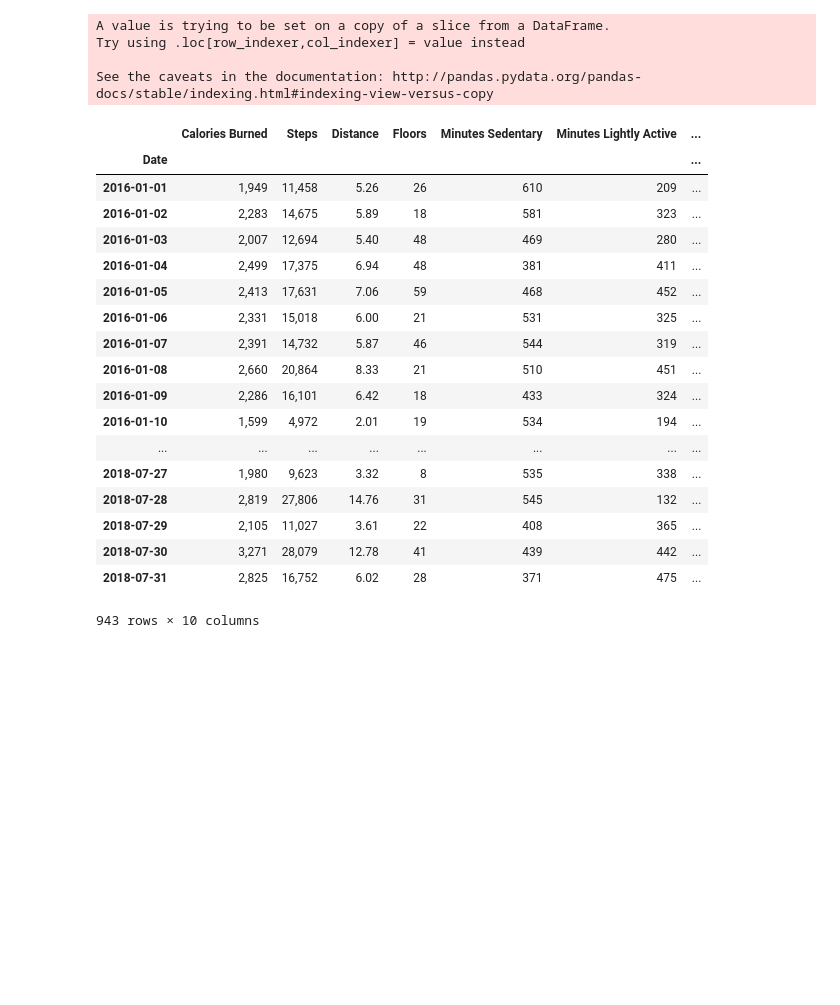
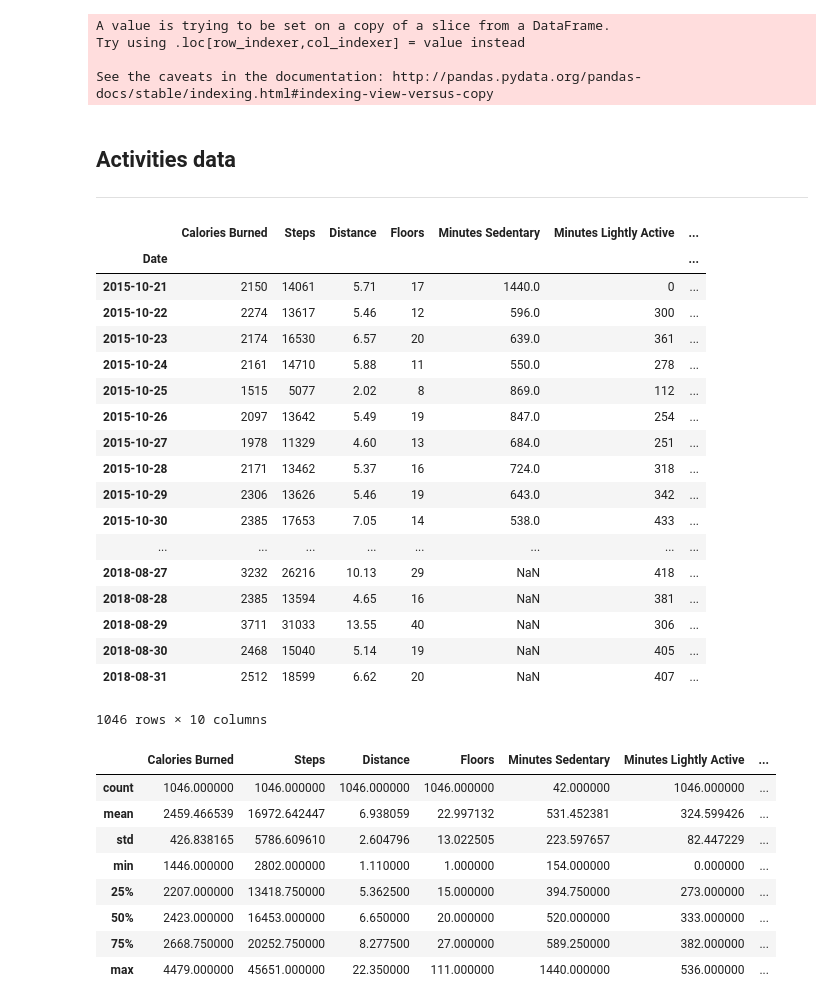
Before and after one commit to wu72/Springboard, a Jupyter notebook: CapstoneProject1/FitbitCapstone1.ipynb, the cells around one changed output. Saved outputs shown, nothing was run; the diff lists cells and outputs as text; code cells hidden in the pictures; blank space fills up the shorter version.

```diff
--- a/CapstoneProject1/FitbitCapstone1.ipynb
+++ b/CapstoneProject1/FitbitCapstone1.ipynb
@@ -162,3 +182,6 @@ A value is trying to be set on a copy of a slice from a DataFrame.
 Try using .loc[row_indexer,col_indexer] = value instead
 
 See the caveats in the documentation: http://pandas.pydata.org/pandas-docs/stable/indexing.html#indexing-view-versus-copy
+# %% [markdown]
+## Activities data
+---
@@ -165,22 +190,36 @@ See the caveats in the documentation: http://pandas.pydata.org/pandas-docs/stabl
+# %%
+to_num(activities, ['Calories Burned', 'Steps', 'Minutes Sedentary', 'Activity Calories'])
+activities = activities[activities['Steps'] != 0]
+activities
+# %% [output]
+|  | Calories Burned | Steps | Distance | Floors | Minutes Sedentary | Minutes Lightly Active | ... |
+| Date |  |  |  |  |  |  | ... |
+| 2015-10-21 | 2150 | 14061 | 5.71 | 17 | 1440.0 | 0 | ... |
+| 2015-10-22 | 2274 | 13617 | 5.46 | 12 | 596.0 | 300 | ... |
+| 2015-10-23 | 2174 | 16530 | 6.57 | 20 | 639.0 | 361 | ... |
+| 2015-10-24 | 2161 | 14710 | 5.88 | 11 | 550.0 | 278 | ... |
+| 2015-10-25 | 1515 | 5077 | 2.02 | 8 | 869.0 | 112 | ... |
+| 2015-10-26 | 2097 | 13642 | 5.49 | 19 | 847.0 | 254 | ... |
+| 2015-10-27 | 1978 | 11329 | 4.60 | 13 | 684.0 | 251 | ... |
+| 2015-10-28 | 2171 | 13462 | 5.37 | 16 | 724.0 | 318 | ... |
+| 2015-10-29 | 2306 | 13626 | 5.46 | 19 | 643.0 | 342 | ... |
+| 2015-10-30 | 2385 | 17653 | 7.05 | 14 | 538.0 | 433 | ... |
+| ... | ... | ... | ... | ... | ... | ... | ... |
+| 2018-08-27 | 3232 | 26216 | 10.13 | 29 | NaN | 418 | ... |
+| 2018-08-28 | 2385 | 13594 | 4.65 | 16 | NaN | 381 | ... |
+| 2018-08-29 | 3711 | 31033 | 13.55 | 40 | NaN | 306 | ... |
+| 2018-08-30 | 2468 | 15040 | 5.14 | 19 | NaN | 405 | ... |
+| 2018-08-31 | 2512 | 18599 | 6.62 | 20 | NaN | 407 | ... |
+1046 rows × 10 columns
 # %%
-activities
+activities.describe()
 # %% [output]
 |  | Calories Burned | Steps | Distance | Floors | Minutes Sedentary | Minutes Lightly Active | ... |
-| Date |  |  |  |  |  |  | ... |
-| 2016-01-01 | 1,949 | 11,458 | 5.26 | 26 | 610 | 209 | ... |
-| 2016-01-02 | 2,283 | 14,675 | 5.89 | 18 | 581 | 323 | ... |
-| 2016-01-03 | 2,007 | 12,694 | 5.40 | 48 | 469 | 280 | ... |
-| 2016-01-04 | 2,499 | 17,375 | 6.94 | 48 | 381 | 411 | ... |
-| 2016-01-05 | 2,413 | 17,631 | 7.06 | 59 | 468 | 452 | ... |
-| 2016-01-06 | 2,331 | 15,018 | 6.00 | 21 | 531 | 325 | ... |
-| 2016-01-07 | 2,391 | 14,732 | 5.87 | 46 | 544 | 319 | ... |
-| 2016-01-08 | 2,660 | 20,864 | 8.33 | 21 | 510 | 451 | ... |
-| 2016-01-09 | 2,286 | 16,101 | 6.42 | 18 | 433 | 324 | ... |
-| 2016-01-10 | 1,599 | 4,972 | 2.01 | 19 | 534 | 194 | ... |
-| ... | ... | ... | ... | ... | ... | ... | ... |
-| 2018-07-27 | 1,980 | 9,623 | 3.32 | 8 | 535 | 338 | ... |
-| 2018-07-28 | 2,819 | 27,806 | 14.76 | 31 | 545 | 132 | ... |
-| 2018-07-29 | 2,105 | 11,027 | 3.61 | 22 | 408 | 365 | ... |
-| 2018-07-30 | 3,271 | 28,079 | 12.78 | 41 | 439 | 442 | ... |
-| 2018-07-31 | 2,825 | 16,752 | 6.02 | 28 | 371 | 475 | ... |
+| count | 1046.000000 | 1046.000000 | 1046.000000 | 1046.000000 | 42.000000 | 1046.000000 | ... |
+| mean | 2459.466539 | 16972.642447 | 6.938059 | 22.997132 | 531.452381 | 324.599426 | ... |
+| std | 426.838165 | 5786.609610 | 2.604796 | 13.022505 | 223.597657 | 82.447229 | ... |
+| min | 1446.000000 | 2802.000000 | 1.110000 | 1.000000 | 154.000000 | 0.000000 | ... |
+| 25% | 2207.000000 | 13418.750000 | 5.362500 | 15.000000 | 394.750000 | 273.000000 | ... |
+| 50% | 2423.000000 | 16453.000000 | 6.650000 | 20.000000 | 520.000000 | 333.000000 | ... |
+| 75% | 2668.750000 | 20252.750000 | 8.277500 | 27.000000 | 589.250000 | 382.000000 | ... |
+| max | 4479.000000 | 45651.000000 | 22.350000 | 111.000000 | 1440.000000 | 536.000000 | ... |
-943 rows × 10 columns
```
Also changed, not shown: parts of 30 cells of this notebook, 4 other files.
